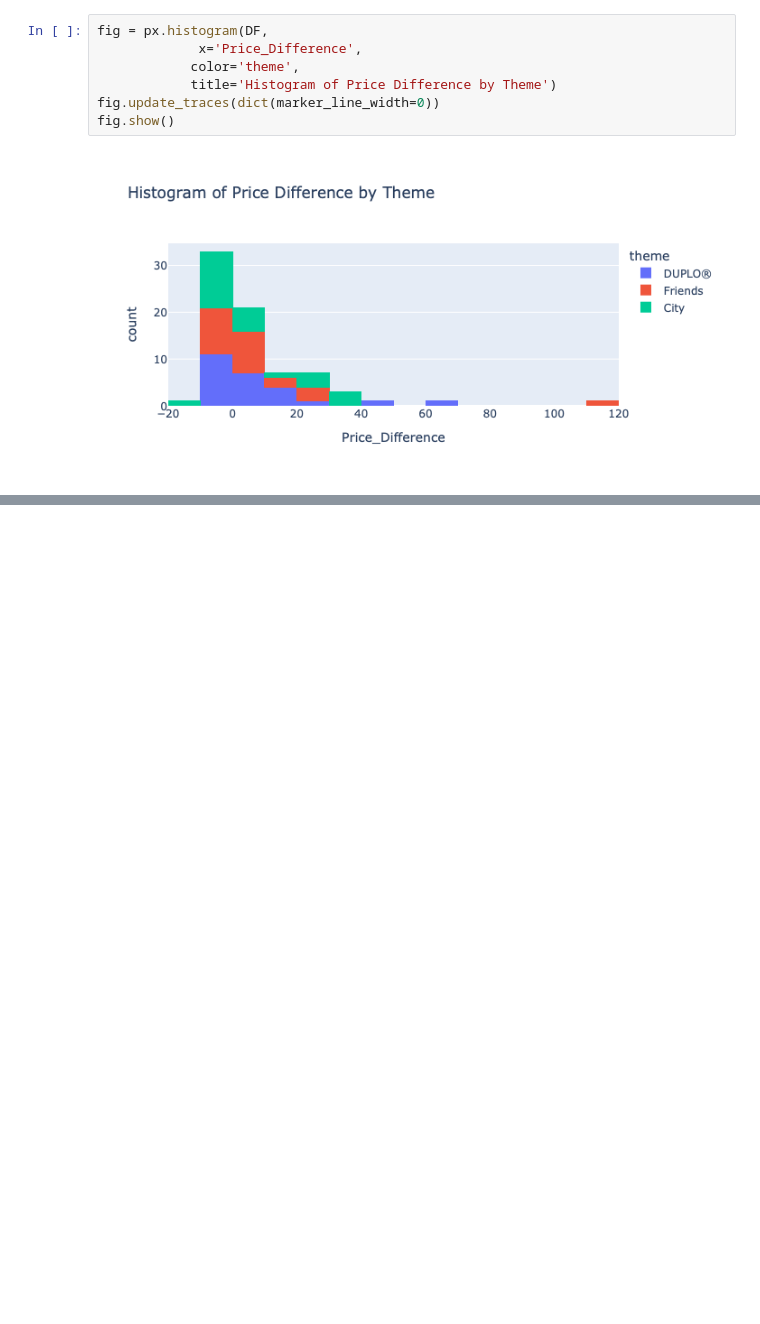
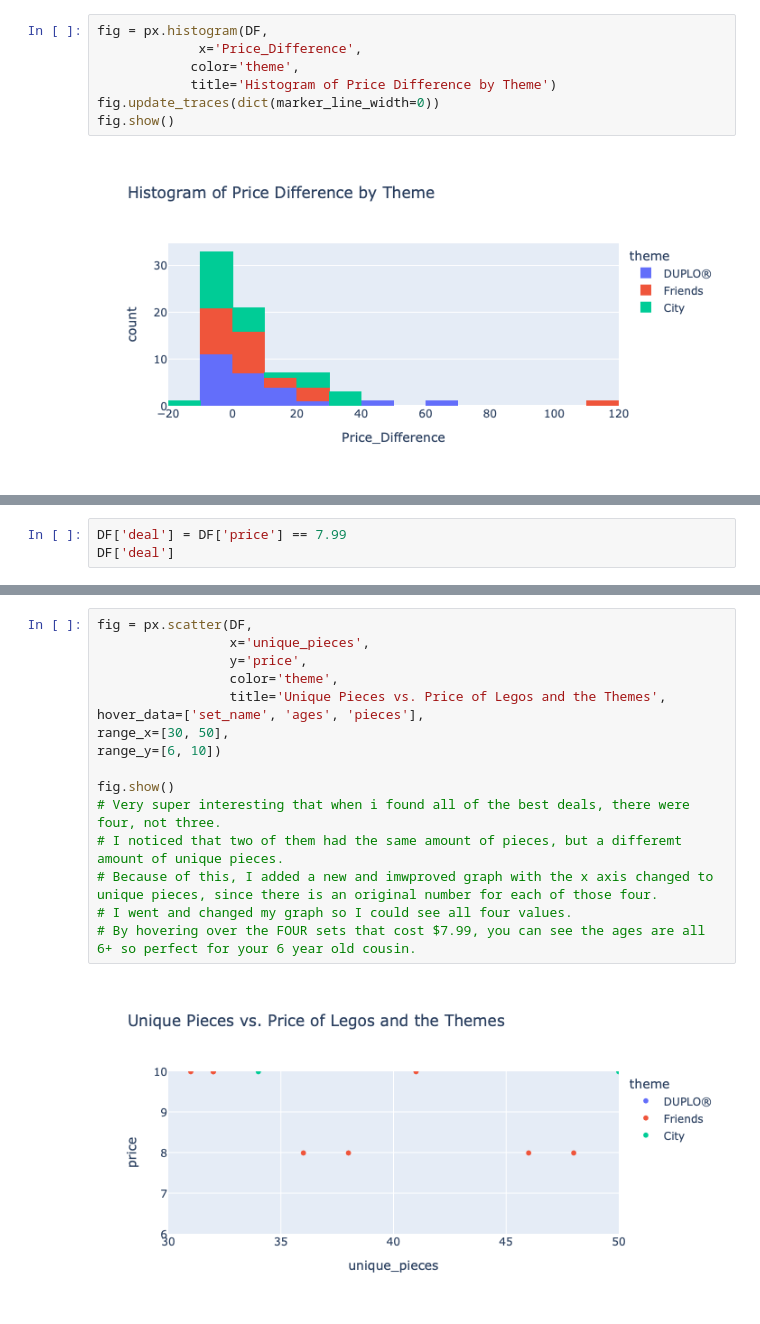
Before and after one commit to Mazzie15/Data101_Mazzie_Tetens_Code, a Jupyter notebook: Exam1/Exam1.ipynb, the cells around one changed output, grey strips where cells are left out. Drawn from its saved outputs; the diff is of its cells as text; blank space fills up the shorter version.

```diff
--- a/Exam1/Exam1.ipynb
+++ b/Exam1/Exam1.ipynb
@@ -172,0 +293,3 @@ most_expensive_set
+# %%
+DF['deal'] = DF['price'] == 7.99
+DF['deal']
@@ -172,0 +317,18 @@ most_expensive_set
+# %%
+fig = px.scatter(DF,
+                 x='unique_pieces',
+                 y='price',
+                 color='theme',
+                 title='Unique Pieces vs. Price of Legos and the Themes',
+hover_data=['set_name', 'ages', 'pieces'],
+range_x=[30, 50],
+range_y=[6, 10])
+
+fig.show()
+# Very super interesting that when i found all of the best deals, there were four, not three.
+# I noticed that two of them had the same amount of pieces, but a differemt amount of unique pieces.
+# Because of this, I added a new and imwproved graph with the x axis changed to unique pieces, since there is an original number for each of those four.
+# I went and changed my graph so I could see all four values.
+# By hovering over the FOUR sets that cost $7.99, you can see the ages are all 6+ so perfect for your 6 year old cousin.
+# %% [output]
+[figure, added]
```
Also changed, not shown: parts of 19 cells of this notebook.
